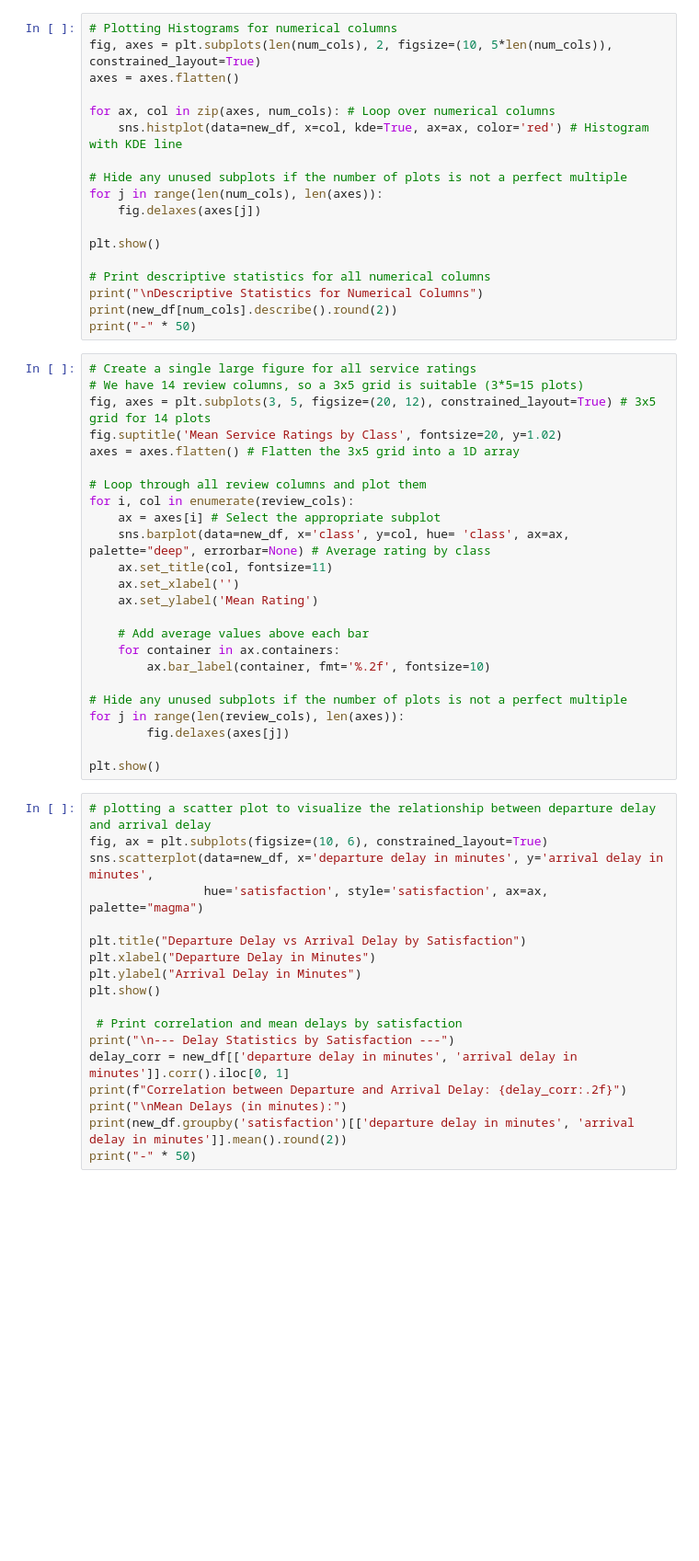
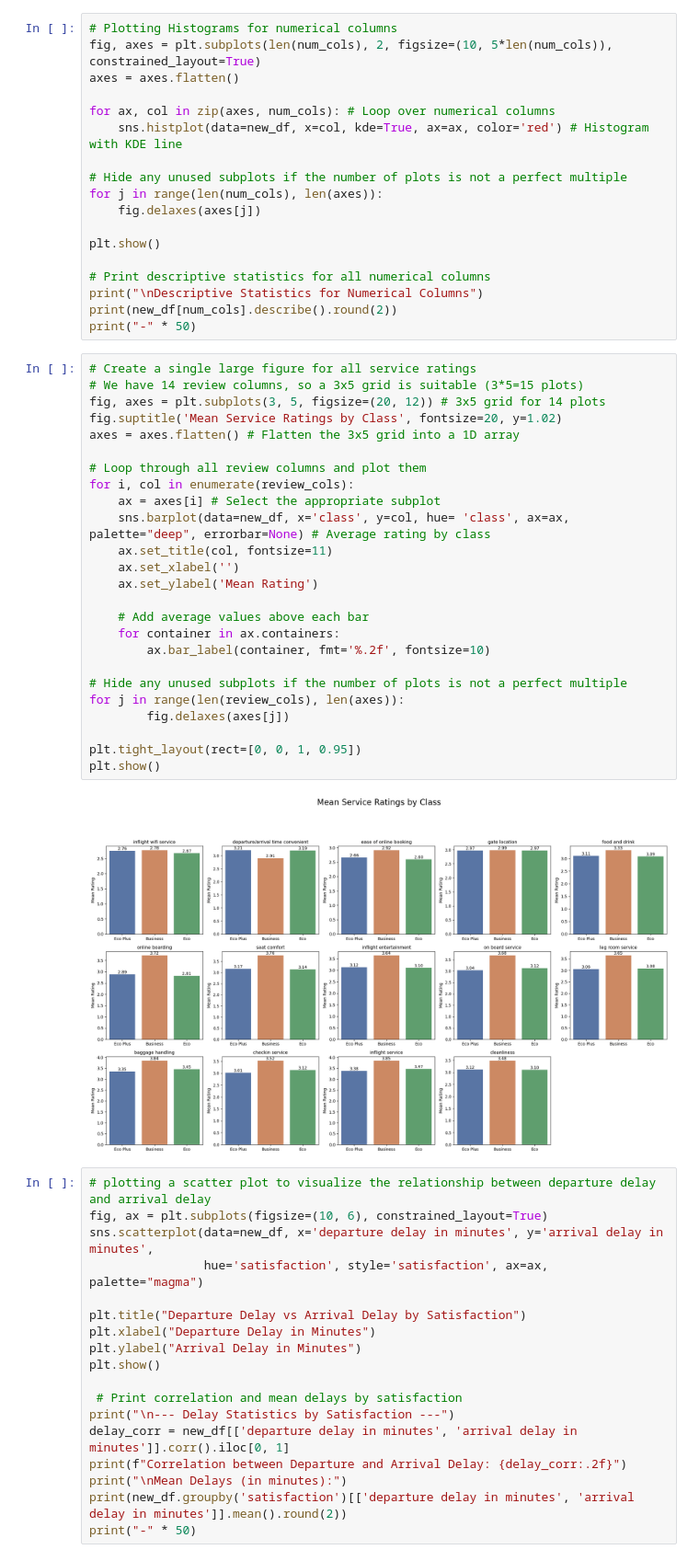
Before and after one commit to BaselAhmed22/APS_analysis_project, a Jupyter notebook: notebooks/visualization.ipynb, the cells around one changed output. Shown: that part at 92% size. Drawn from its saved outputs; the diff is of its cells as text; blank space fills up the shorter version.

```diff
--- a/notebooks/visualization.ipynb
+++ b/notebooks/visualization.ipynb
@@ -53,27 +53,30 @@ print("-" * 50)
 # %%
 # Create a single large figure for all service ratings
 # We have 14 review columns, so a 3x5 grid is suitable (3*5=15 plots)
-fig, axes = plt.subplots(3, 5, figsize=(20, 12), constrained_layout=True) # 3x5 grid for 14 plots
+fig, axes = plt.subplots(3, 5, figsize=(20, 12)) # 3x5 grid for 14 plots
 fig.suptitle('Mean Service Ratings by Class', fontsize=20, y=1.02)
 axes = axes.flatten() # Flatten the 3x5 grid into a 1D array
 
 # Loop through all review columns and plot them
 for i, col in enumerate(review_cols):
     ax = axes[i] # Select the appropriate subplot
     sns.barplot(data=new_df, x='class', y=col, hue= 'class', ax=ax, palette="deep", errorbar=None) # Average rating by class
     ax.set_title(col, fontsize=11)
     ax.set_xlabel('')
     ax.set_ylabel('Mean Rating')
 
     # Add average values above each bar
     for container in ax.containers:
         ax.bar_label(container, fmt='%.2f', fontsize=10)
 
 # Hide any unused subplots if the number of plots is not a perfect multiple
 for j in range(len(review_cols), len(axes)):
         fig.delaxes(axes[j])
 
+plt.tight_layout(rect=[0, 0, 1, 0.95])
 plt.show()
+# %% [output]
+[figure, added]
 # %%
 # plotting a scatter plot to visualize the relationship between departure delay and arrival delay
 fig, ax = plt.subplots(figsize=(10, 6), constrained_layout=True)
```
Also changed, not shown: 2 other files.
